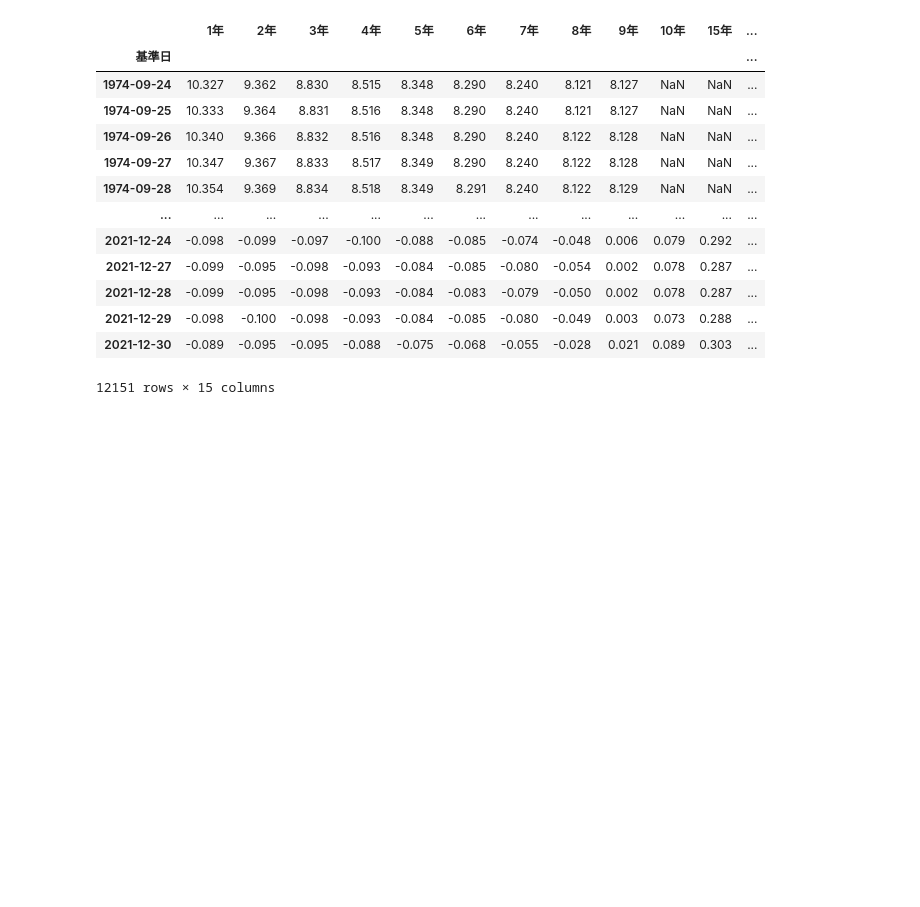
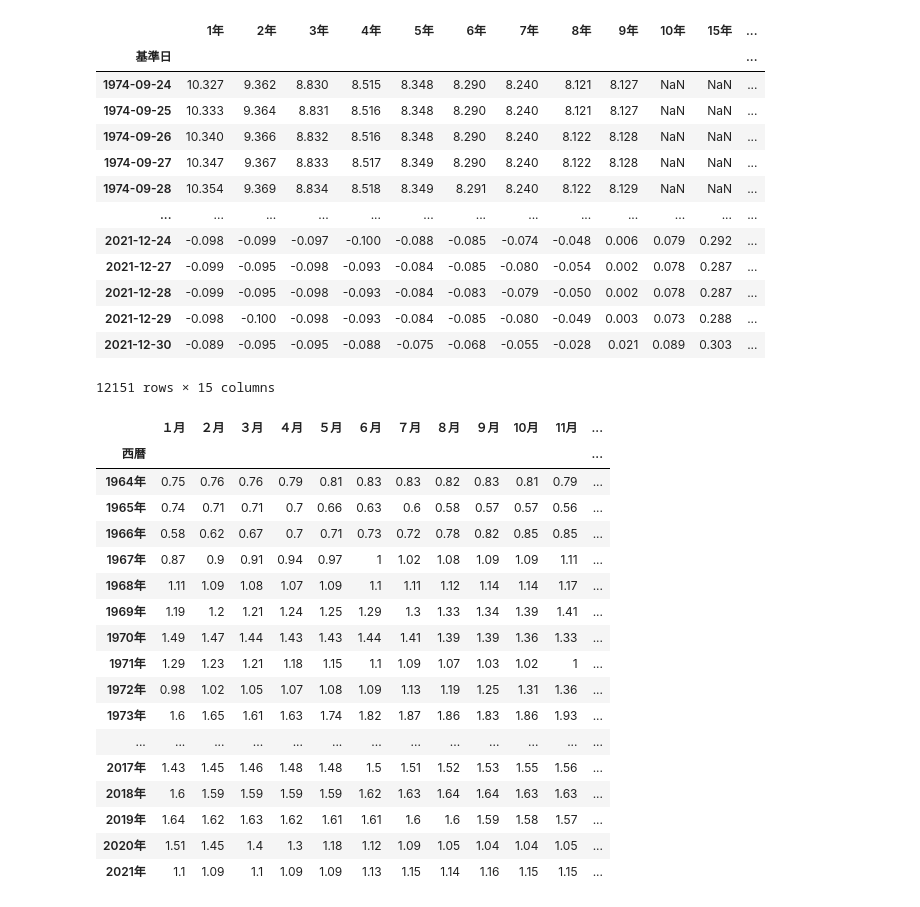
Before and after one commit to 1024xx4/crawling_scraping_py, a Jupyter notebook: 5_practice_and_data_utilization/read_csv_exchange_data.ipynb, the cells around one changed output. Saved outputs shown, nothing was run; the diff lists cells and outputs as text; code cells hidden in the pictures; blank space fills up the shorter version.

Commit message:
Practice: Excel file の読み込み#7
利用した Keyword 引数
- skiprow=3: 冒頭の 3 行を無視する
- skipfooter=x: 末尾の 3 行を無視する
- usecols='A, U:AF': A列とU列～AF列のみを parse
- index_col=0: 0列目を index として指定

```diff
--- a/5_practice_and_data_utilization/read_csv_exchange_data.ipynb
+++ b/5_practice_and_data_utilization/read_csv_exchange_data.ipynb
@@ -92,3 +92,28 @@ df_jgbcm
 | 2021-12-29 | -0.098 | -0.100 | -0.098 | -0.093 | -0.084 | -0.085 | -0.080 | -0.049 | 0.003 | 0.073 | 0.288 | ... |
 | 2021-12-30 | -0.089 | -0.095 | -0.095 | -0.088 | -0.075 | -0.068 | -0.055 | -0.028 | 0.021 | 0.089 | 0.303 | ... |
 12151 rows × 15 columns
+# %%
+df_jobs = pd.read_excel('effective_job_ratio.xlsx', skiprows=3, skipfooter=3, usecols='A,U:AF', index_col=0)
+# %%
+df_jobs.columns = [c.split('.')[0] for c in df_jobs.columns]
+df_jobs = df_jobs[1:]
+df_jobs
+# %% [output]
+|  | １月 | ２月 | ３月 | ４月 | ５月 | ６月 | ７月 | ８月 | ９月 | 10月 | 11月 | ... |
+| 西暦 |  |  |  |  |  |  |  |  |  |  |  | ... |
+| 1964年 | 0.75 | 0.76 | 0.76 | 0.79 | 0.81 | 0.83 | 0.83 | 0.82 | 0.83 | 0.81 | 0.79 | ... |
+| 1965年 | 0.74 | 0.71 | 0.71 | 0.7 | 0.66 | 0.63 | 0.6 | 0.58 | 0.57 | 0.57 | 0.56 | ... |
+| 1966年 | 0.58 | 0.62 | 0.67 | 0.7 | 0.71 | 0.73 | 0.72 | 0.78 | 0.82 | 0.85 | 0.85 | ... |
+| 1967年 | 0.87 | 0.9 | 0.91 | 0.94 | 0.97 | 1 | 1.02 | 1.08 | 1.09 | 1.09 | 1.11 | ... |
+| 1968年 | 1.11 | 1.09 | 1.08 | 1.07 | 1.09 | 1.1 | 1.11 | 1.12 | 1.14 | 1.14 | 1.17 | ... |
+| 1969年 | 1.19 | 1.2 | 1.21 | 1.24 | 1.25 | 1.29 | 1.3 | 1.33 | 1.34 | 1.39 | 1.41 | ... |
+| 1970年 | 1.49 | 1.47 | 1.44 | 1.43 | 1.43 | 1.44 | 1.41 | 1.39 | 1.39 | 1.36 | 1.33 | ... |
+| 1971年 | 1.29 | 1.23 | 1.21 | 1.18 | 1.15 | 1.1 | 1.09 | 1.07 | 1.03 | 1.02 | 1 | ... |
+| 1972年 | 0.98 | 1.02 | 1.05 | 1.07 | 1.08 | 1.09 | 1.13 | 1.19 | 1.25 | 1.31 | 1.36 | ... |
+| 1973年 | 1.6 | 1.65 | 1.61 | 1.63 | 1.74 | 1.82 | 1.87 | 1.86 | 1.83 | 1.86 | 1.93 | ... |
+| ... | ... | ... | ... | ... | ... | ... | ... | ... | ... | ... | ... | ... |
+| 2017年 | 1.43 | 1.45 | 1.46 | 1.48 | 1.48 | 1.5 | 1.51 | 1.52 | 1.53 | 1.55 | 1.56 | ... |
+| 2018年 | 1.6 | 1.59 | 1.59 | 1.59 | 1.59 | 1.62 | 1.63 | 1.64 | 1.64 | 1.63 | 1.63 | ... |
+| 2019年 | 1.64 | 1.62 | 1.63 | 1.62 | 1.61 | 1.61 | 1.6 | 1.6 | 1.59 | 1.58 | 1.57 | ... |
+| 2020年 | 1.51 | 1.45 | 1.4 | 1.3 | 1.18 | 1.12 | 1.09 | 1.05 | 1.04 | 1.04 | 1.05 | ... |
+| 2021年 | 1.1 | 1.09 | 1.1 | 1.09 | 1.09 | 1.13 | 1.15 | 1.14 | 1.16 | 1.15 | 1.15 | ... |
```
Also changed, not shown: parts of 7 cells of this notebook, 1 other file.
